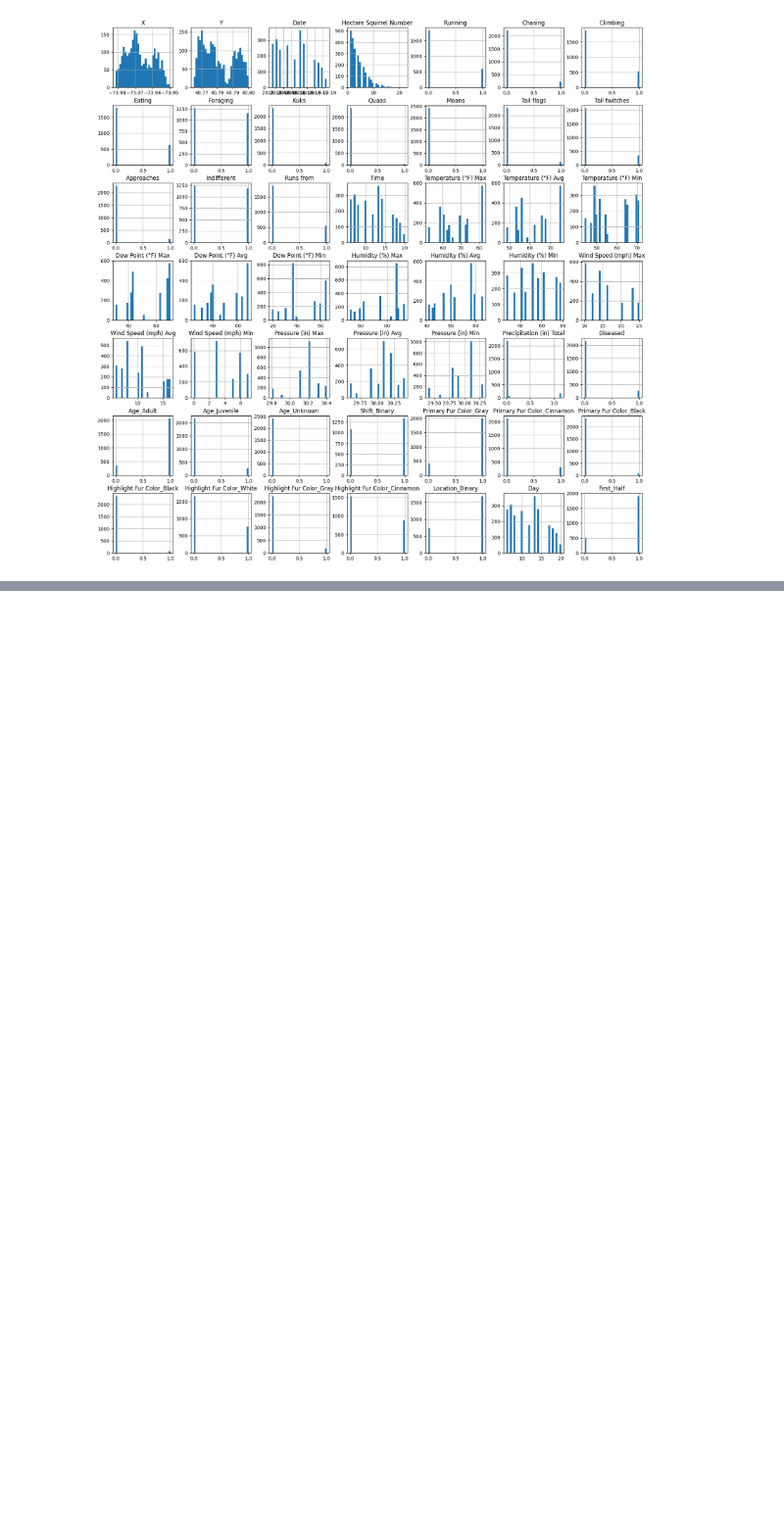
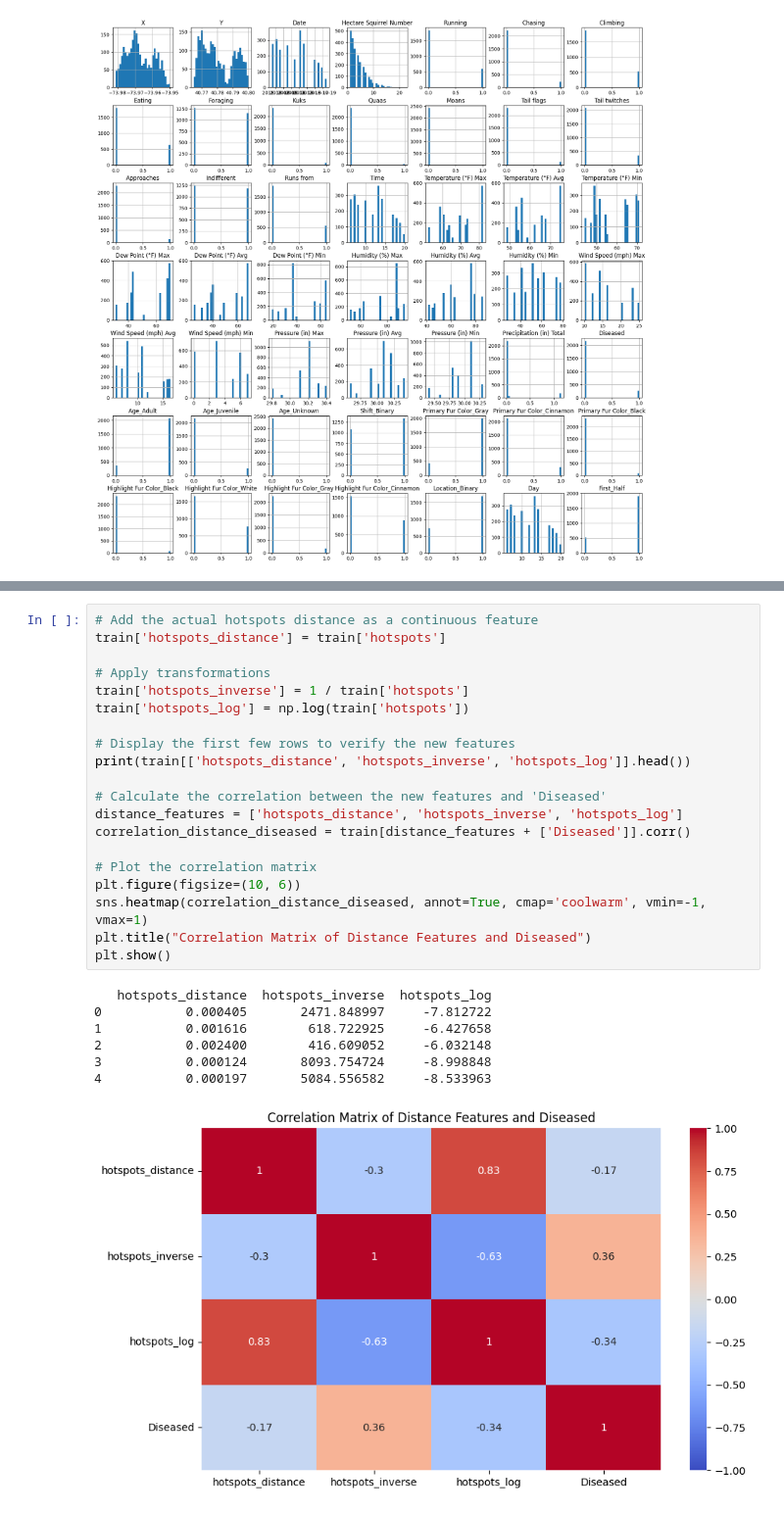
Before and after one commit to denibravo/SquirrelDiseasePrediction, a Jupyter notebook: Nutosis.ipynb, the cells around one changed output, grey strips where cells are left out. Shown at 98% size. Cells and saved outputs as stored; diff of their text form; blank space fills up the shorter version.

```diff
--- a/Nutosis.ipynb
+++ b/Nutosis.ipynb
@@ -1079,0 +1178,28 @@ array([[<Axes: title={'center': 'X'}>, <Axes: title={'center': 'Y'}>,
+# %%
+# Add the actual hotspots distance as a continuous feature
+train['hotspots_distance'] = train['hotspots']
+
+# Apply transformations
+train['hotspots_inverse'] = 1 / train['hotspots']
+train['hotspots_log'] = np.log(train['hotspots'])
+
+# Display the first few rows to verify the new features
+print(train[['hotspots_distance', 'hotspots_inverse', 'hotspots_log']].head())
+
+# Calculate the correlation between the new features and 'Diseased'
+distance_features = ['hotspots_distance', 'hotspots_inverse', 'hotspots_log']
+correlation_distance_diseased = train[distance_features + ['Diseased']].corr()
+
+# Plot the correlation matrix
+plt.figure(figsize=(10, 6))
+sns.heatmap(correlation_distance_diseased, annot=True, cmap='coolwarm', vmin=-1, vmax=1)
+plt.title("Correlation Matrix of Distance Features and Diseased")
+plt.show()
+# %% [output]
+   hotspots_distance  hotspots_inverse  hotspots_log
+0           0.000405       2471.848997     -7.812722
+1           0.001616        618.722925     -6.427658
+2           0.002400        416.609052     -6.032148
+3           0.000124       8093.754724     -8.998848
+4           0.000197       5084.556582     -8.533963
+[figure, added]
```
Also changed, not shown: parts of 27 cells of this notebook.
